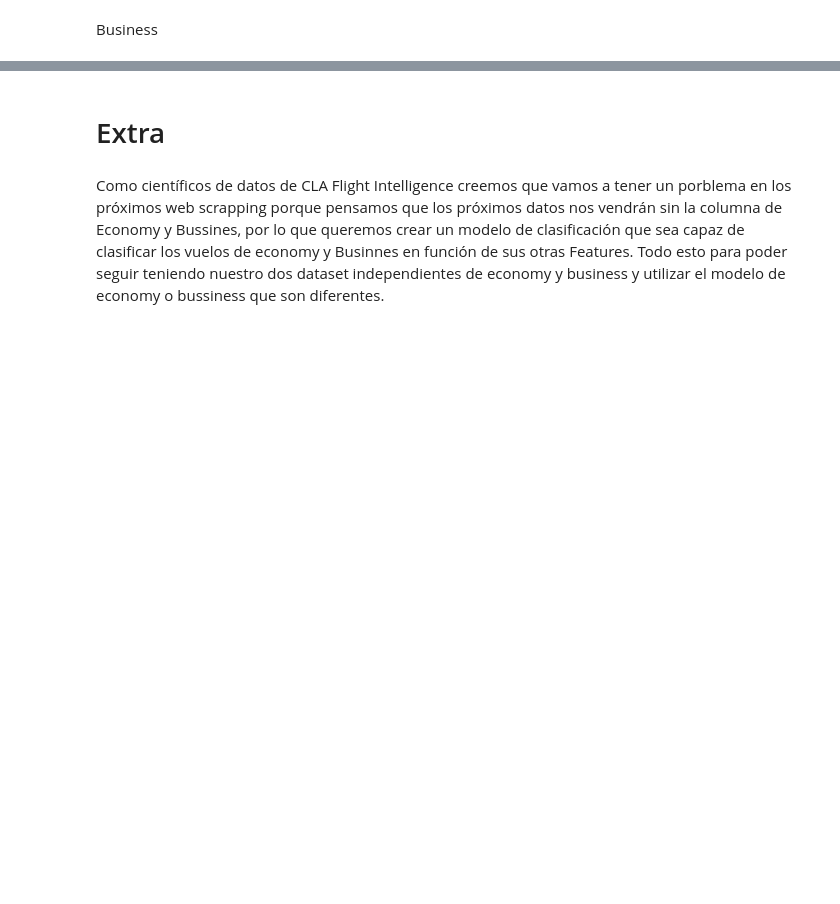
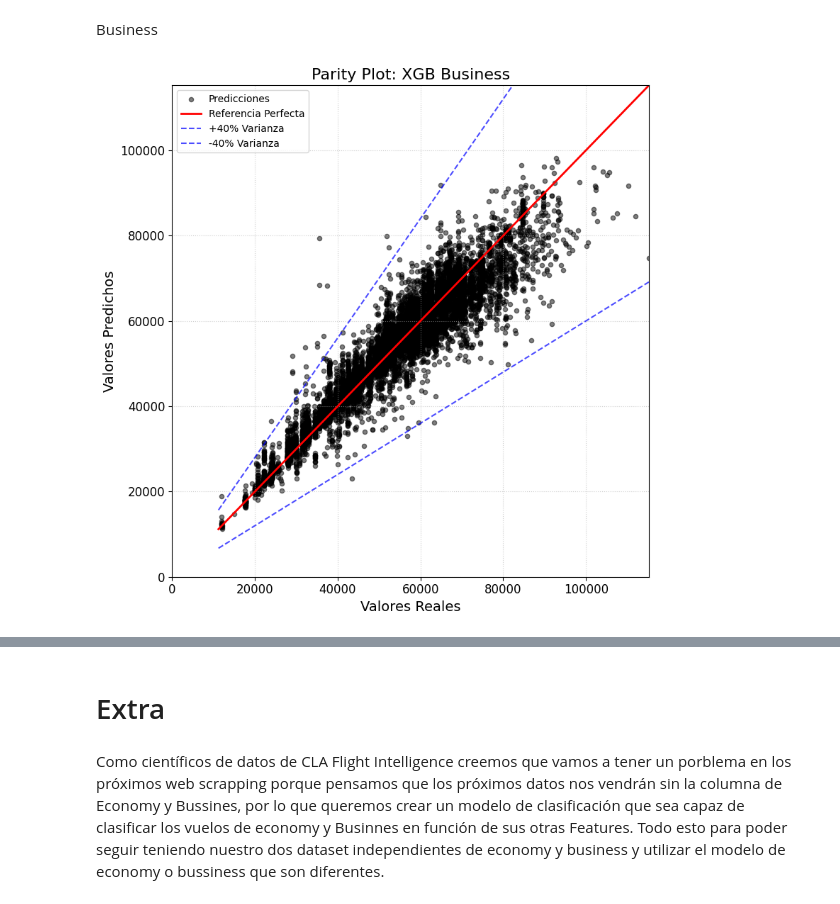
Before and after one commit to Cesar-CSP/ML_Prediccion_Precios_Vuelos, a Jupyter notebook: main_Prediccion_Precios_Vuelos_India.ipynb, the cells around one changed output, grey strips where cells are left out. Saved outputs shown, nothing was run; the diff lists cells and outputs as text; code cells hidden in the pictures; blank space fills up the shorter version.

```diff
--- a/main_Prediccion_Precios_Vuelos_India.ipynb
+++ b/main_Prediccion_Precios_Vuelos_India.ipynb
@@ -1598,5 +1580,9 @@ plot_predictions_vs_actual(y_real_eco, y_pred_eco)
 # %% [markdown]
 Business
+# %%
+eval_test_with_parity_plot(best_xgb_bus, X_bus_test, y_bus_test, "XGB Business")
+# %% [output]
+[figure, added]
 # %%
 y_pred_bus = best_xgb_bus.predict(X_bus_test)
 residuos_bus = y_bus_test - y_pred_bus
```
Also changed, not shown: parts of 26 cells of this notebook.
